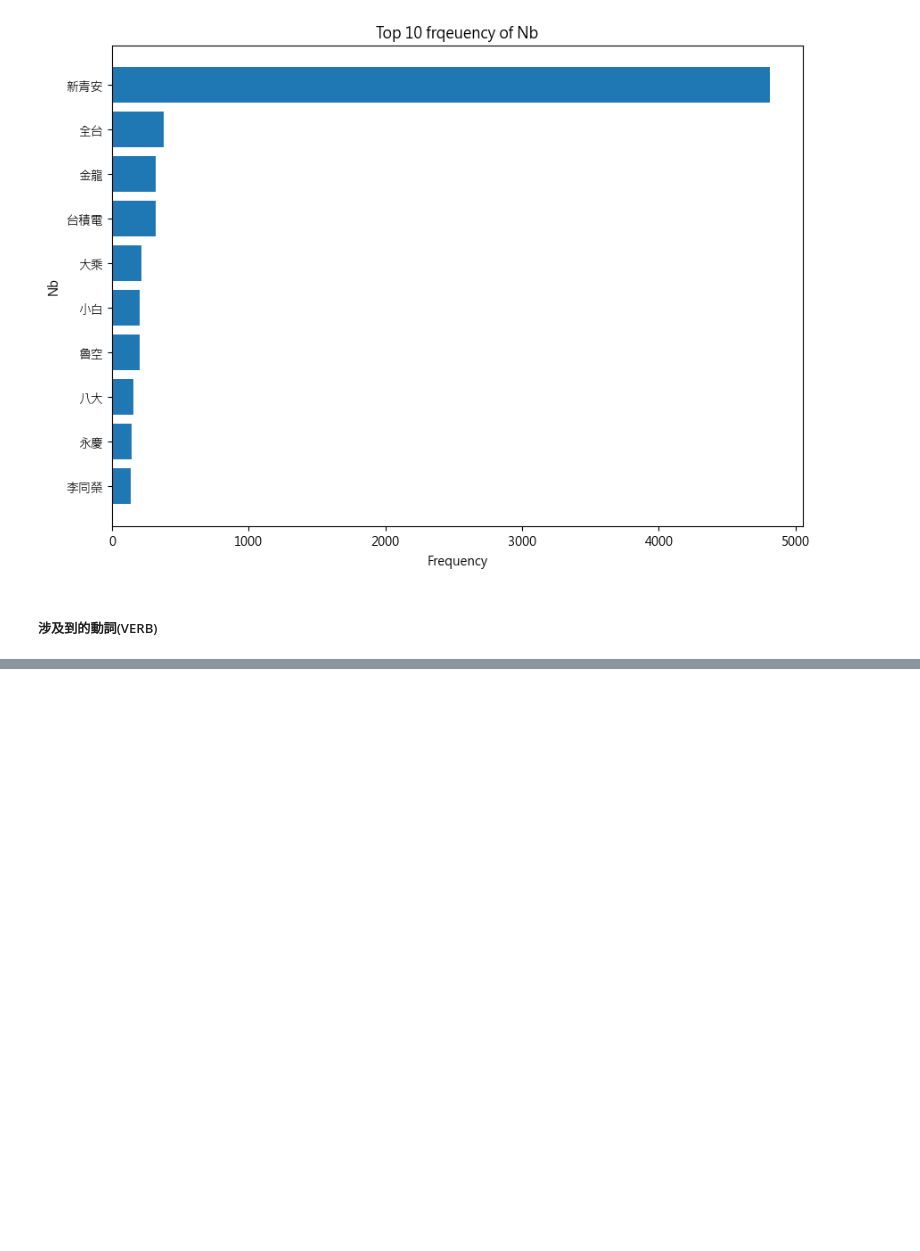
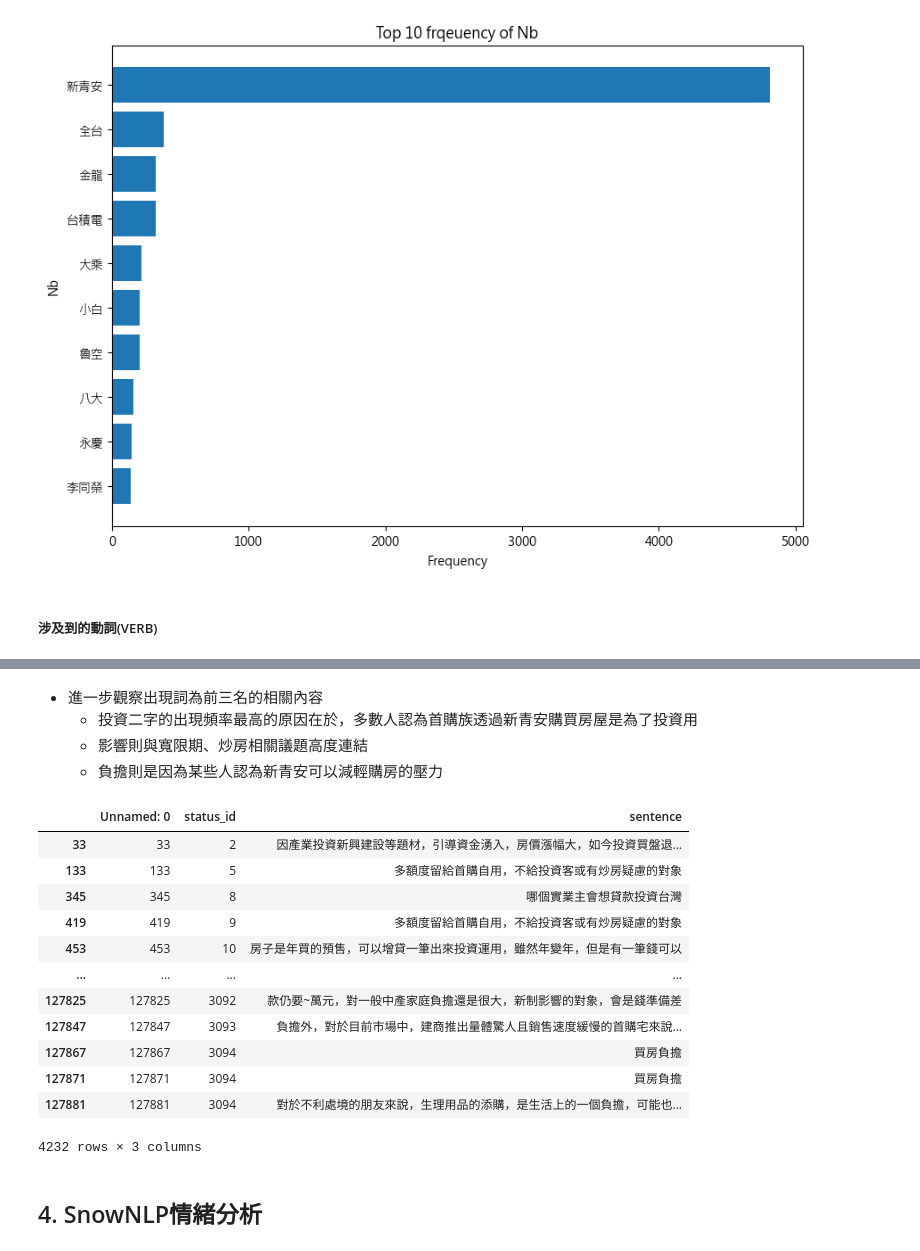
Before and after one commit to hsuan1120/Loan, a Jupyter notebook: loans.ipynb, the cells around one changed output, grey strips where cells are left out. Drawn from its saved outputs; the diff is of its cells as text; code cells hidden in the pictures; blank space fills up the shorter version.

```diff
--- a/loans.ipynb
+++ b/loans.ipynb
@@ -1135,0 +1136,24 @@ Text(0.5, 0, 'Frequency')
+# %% [markdown]
+- 進一步觀察出現詞為前三名的相關內容
+    - 投資二字的出現頻率最高的原因在於，多數人認為首購族透過新青安購買房屋是為了投資用
+    - 影響則與寬限期、炒房相關議題高度連結
+    - 負擔則是因為某些人認為新青安可以減輕購房的壓力
+# %%
+vc_word = ['投資','影響','負擔']
+sentence_table[sentence_table['sentence'].str.contains("|".join(vc_word))]
+# %% [output]
+|  | Unnamed: 0 | status_id | sentence |
+| 33 | 33 | 2 | 因產業投資新興建設等題材，引導資金湧入，房價漲幅大，如今投資買盤退... |
+| 133 | 133 | 5 | 多額度留給首購自用，不給投資客或有炒房疑慮的對象 |
+| 345 | 345 | 8 | 哪個實業主會想貸款投資台灣 |
+| 419 | 419 | 9 | 多額度留給首購自用，不給投資客或有炒房疑慮的對象 |
+| 453 | 453 | 10 | 房子是年買的預售，可以增貸一筆出來投資運用，雖然年變年，但是有一筆錢可以 |
+| ... | ... | ... | ... |
+| 127825 | 127825 | 3092 | 款仍要~萬元，對一般中產家庭負擔還是很大，新制影響的對象，會是錢準備差 |
+| 127847 | 127847 | 3093 | 負擔外，對於目前市場中，建商推出量體驚人且銷售速度緩慢的首購宅來說... |
+| 127867 | 127867 | 3094 | 買房負擔 |
+| 127871 | 127871 | 3094 | 買房負擔 |
+| 127881 | 127881 | 3094 | 對於不利處境的朋友來說，生理用品的添購，是生活上的一個負擔，可能也... |
+4232 rows × 3 columns
+# %% [markdown]
+## 4. SnowNLP情緒分析
```
Also changed, not shown: parts of 10 cells of this notebook.
